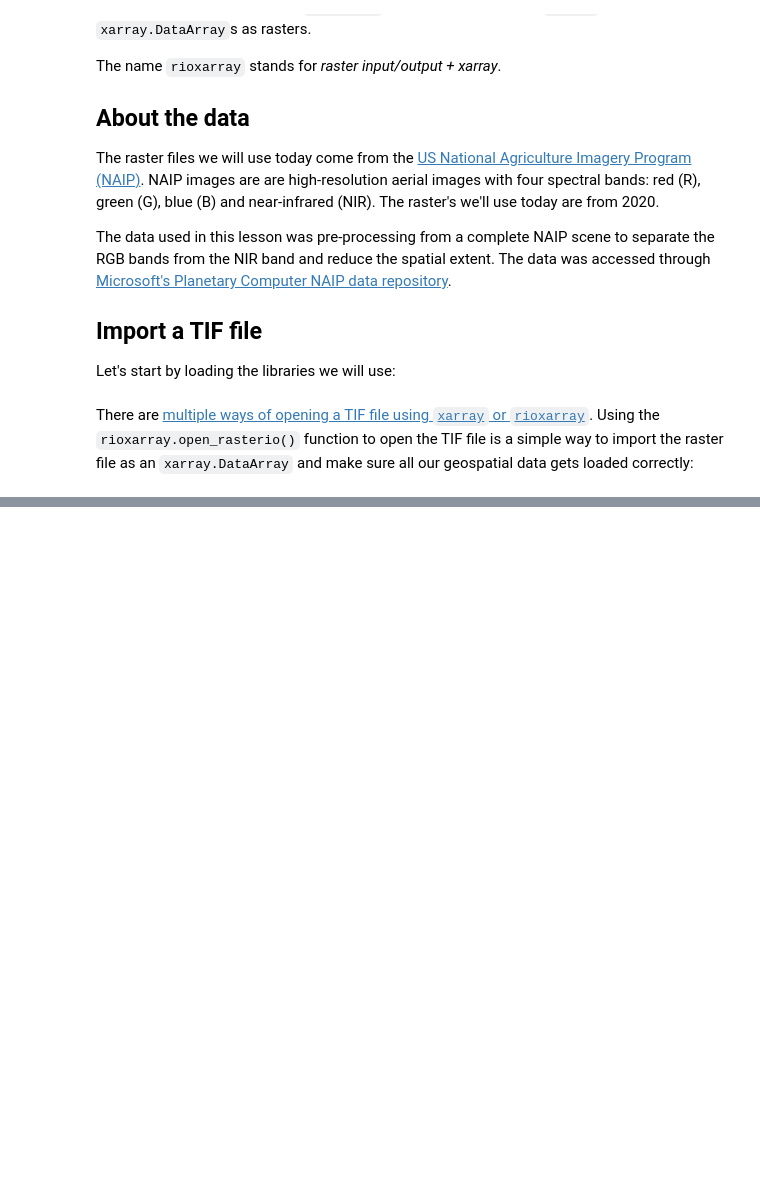
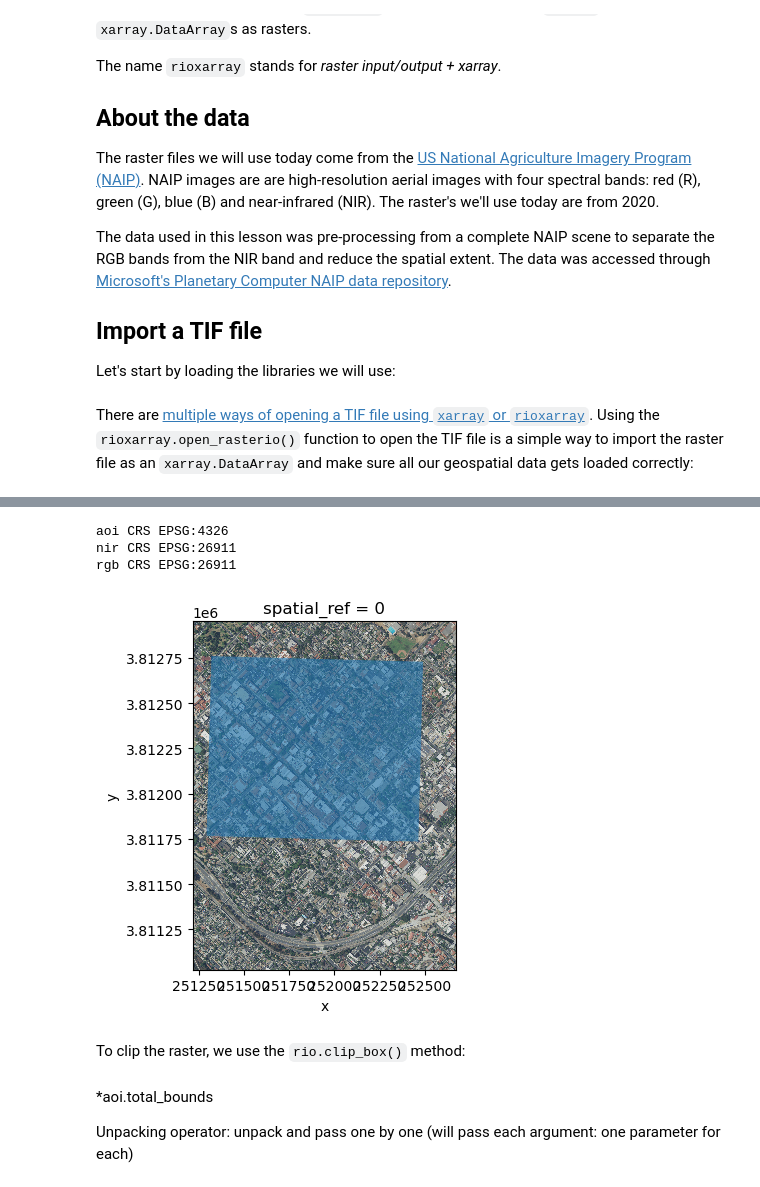
Before and after one commit to ceh58/eds220-2024-in-class, a Jupyter notebook: week-8-rioxarray-STUDENTS.ipynb, the cells around one changed output, grey strips where cells are left out. Saved outputs shown, nothing was run; the diff lists cells and outputs as text; code cells hidden in the pictures; blank space fills up the shorter version.

```diff
--- a/week-8-rioxarray-STUDENTS.ipynb
+++ b/week-8-rioxarray-STUDENTS.ipynb
@@ -28,0 +192,27 @@ root = os.path.join('/',
+# %%
+# Examine CRSs
+print('aoi CRS', aoi.crs) # GeoJSON always has EPSG 4326
+print('nir CRS', nir.rio.crs)
+print('rgb CRS', rgb.rio.crs)
+# %% [output]
+aoi CRS EPSG:4326
+nir CRS EPSG:26911
+rgb CRS EPSG:26911
+# %%
+# Reproject AOI to RGB CRS
+aoi = aoi.to_crs(rgb.rio.crs)
+assert aoi.crs == rgb.rio.crs
+# %%
+# Plot the RGB raster with the AOI overlay
+fig, ax = plt.subplots(figsize = (6, 6*rgb_aspect_ratio)) # Directly set size
+rgb.plot.imshow(ax = ax)
+aoi.plot(ax = ax, alpha = 0.6)
+plt.show()
+# %% [output]
+[figure, added]
+# %% [markdown]
+To clip the raster, we use the `rio.clip_box()` method:
+# %% [markdown]
+*aoi.total_bounds
+
+Unpacking operator: unpack and pass one by one (will pass each argument: one parameter for each)
```
Also changed, not shown: parts of 26 cells of this notebook.
